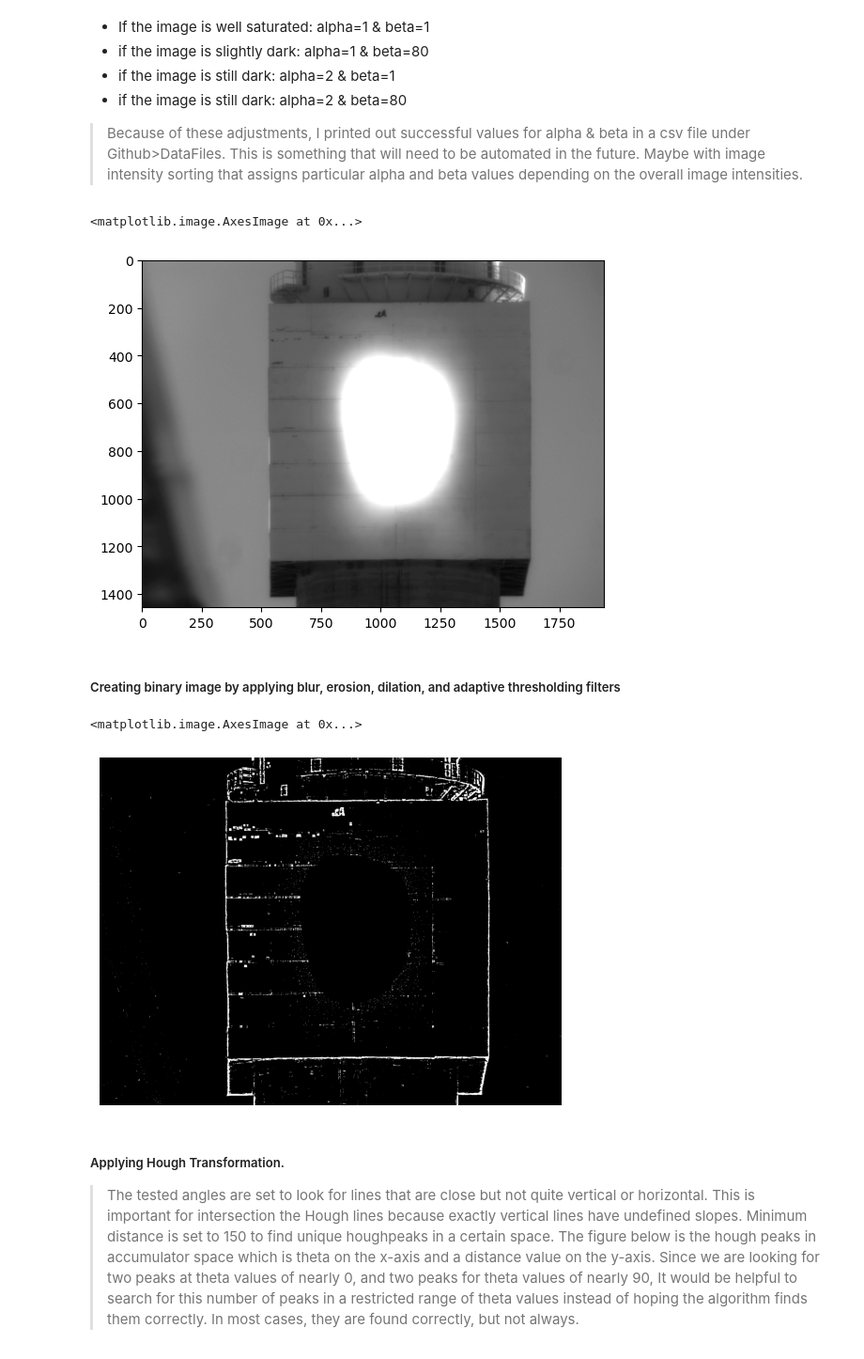
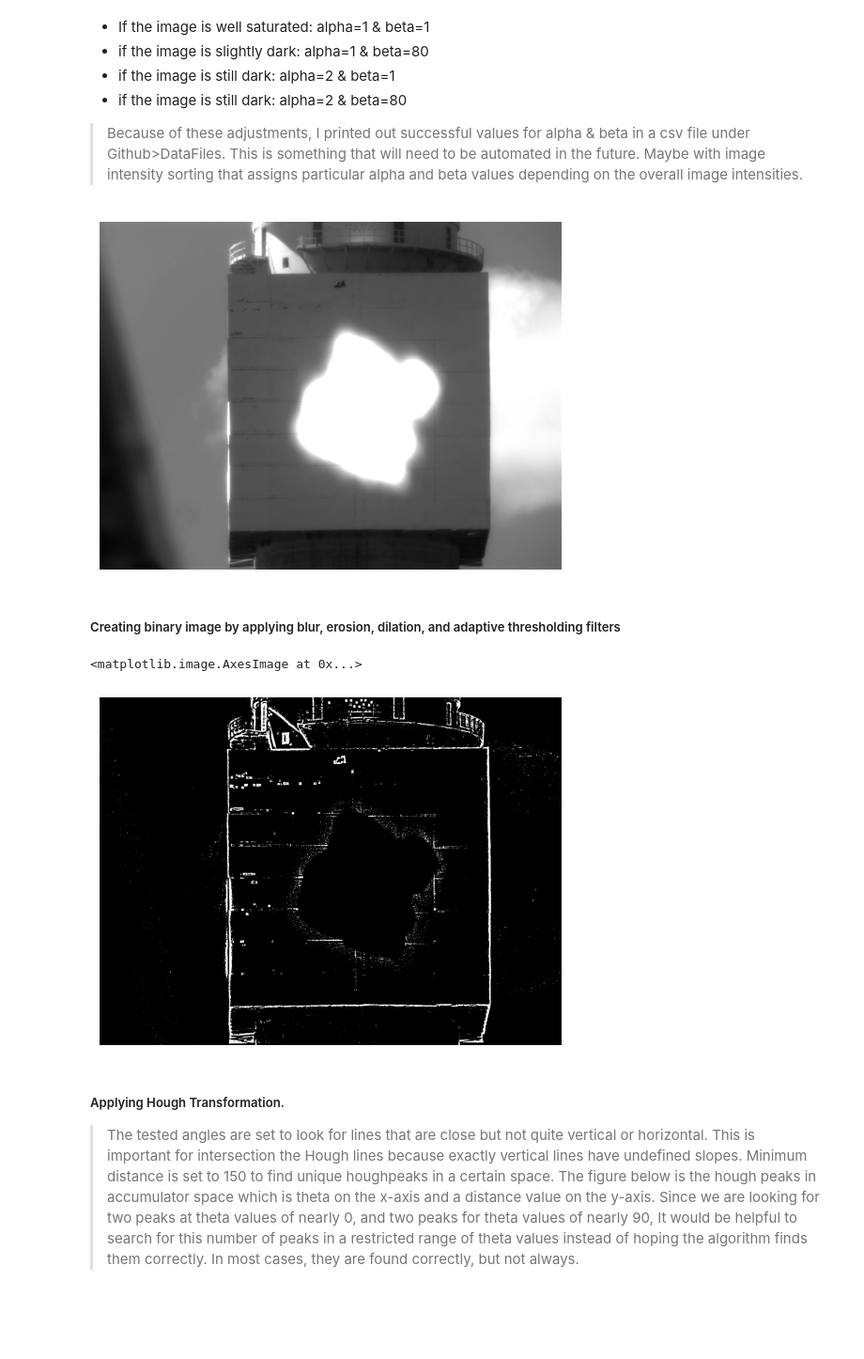
Before and after one commit to NREL/NREL-Beam-Characterization, a Jupyter notebook: NREL-BCS.ipynb, the cells around one changed output. Shown at 94% size. Cells and saved outputs as stored; diff of their text form; code cells hidden in the pictures; blank space fills up the shorter version.

```diff
--- a/NREL-BCS.ipynb
+++ b/NREL-BCS.ipynb
@@ -42,15 +42,15 @@ imageFiles = sorted(glob.glob("Y:/5700/SolarElectric/PROJECTS/38488_HelioCon_Zhu
 #imageFiles = sorted(glob.glob("Y:/5700/SolarElectric/PROJECTS/38488_HelioCon_Zhu/BeamCharacterizationSystems/OTF.07.21.22/otf79/*.jpg"),key=len)
 #imageFiles = sorted(glob.glob("Y:/5700/SolarElectric/PROJECTS/38488_HelioCon_Zhu/BeamCharacterizationSystems/OTF.07.08.22/*.jpg"),key=len)
 # imageFiles = sorted(glob.glob(r"C:\Users\qzheng\OneDrive - NREL\BCS Comparison\CENER\data\raw_input\raw_input\CAT\03_22_2023\images\*.tif"),key=len)
-
+# imageFiles = sorted(glob.glob(r"C:\Users\qzheng\OneDrive - NREL\BCS Comparison\CENER\data\raw_input\raw_input\CAT\04_03_2021\images\Images_2\*.tif"),key=len)
 for i in tqdm(range(len(imageFiles))):
   print(i, ",", imageFiles[i])
 # iFile = int(input("Enter file number:"))
-iFile=1
+iFile=3
 imageFile = imageFiles[iFile]
 print(imageFile)
 
-imageFileFolder = r"Y:/5700/SolarElectric/PROJECTS/38488_HelioCon_Zhu/BeamCharacterizationSystems/CrescentDunes/"
+# imageFileFolder = r"Y:/5700/SolarElectric/PROJECTS/38488_HelioCon_Zhu/BeamCharacterizationSystems/CrescentDunes/"
 # %% [output]
 0 , Y:/5700/SolarElectric/PROJECTS/38488_HelioCon_Zhu/BeamCharacterizationSystems/CrescentDunes\Image1.bmp
 1 , Y:/5700/SolarElectric/PROJECTS/38488_HelioCon_Zhu/BeamCharacterizationSystems/CrescentDunes\Image2.bmp
@@ -78,11 +78,17 @@ Y:/5700/SolarElectric/PROJECTS/38488_HelioCon_Zhu/BeamCharacterizationSystems/Cr
 #reading in selected file
 
 _, imageExtension = os.path.splitext(imageFile)
-if imageExtension == ".bmp":
-    img = imread(imageFile, as_gray = True)
-elif imageExtension == ".tif":
-    img = imread(imageFile)[0, :, :]  # TIFF contains multiple images
-    img = (img / 65535.0 * 255).astype(np.uint8)    # TIFF is 16 bit
+img = imread(imageFile)
+if len(img.shape) == 3 and img.shape[0] > 3:
+    img = img[0, :, :]
+elif len(img.shape) == 3:
+    img = rgb2gray(img)
+else:
+    img = img
+
+# convert to 8 bit if image is 16 bit
+if img.dtype == np.uint16:
+    img = (img / 65535.0 * 255).astype(np.uint8)
 
 plt.imshow(img, cmap = plt.cm.gray)
 
@@ -119,14 +125,16 @@ This is something that will need to be automated in the future. Maybe with image
 # %%
 
 alpha = 2
 beta = 50
 
 im = cv2.addWeighted(img, alpha, np.zeros(img.shape, img.dtype), 0, beta)
 
 plt.imshow(im, cmap='gray')
+# turn off axis
+plt.axis('off')
+plt.show()
 # %% [output]
-<matplotlib.image.AxesImage at 0x...>
-[figure, old version]
+[figure, new version]
 # %% [markdown]
 ##### Creating binary image by applying blur, erosion, dilation, and adaptive thresholding filters
 # %%
@@ -148,7 +156,7 @@ fileNum = iFile+1
 plt.imshow(bin_img, cmap='gray')
 # %% [output]
 <matplotlib.image.AxesImage at 0x...>
-[figure, old version]
+[figure, new version]
 # %% [markdown]
 ##### Applying Hough Transformation.
 > The tested angles are set to look for lines that are close but not quite vertical or horizontal. This is important for intersection the Hough lines because exactly vertical lines have undefined slopes. Minimum distance is set to 150 to find unique houghpeaks in a certain space. The figure below is the hough peaks in accumulator space which is theta on the x-axis and a distance value on the y-axis.
```
Also changed, not shown: parts of 10 cells of this notebook.
